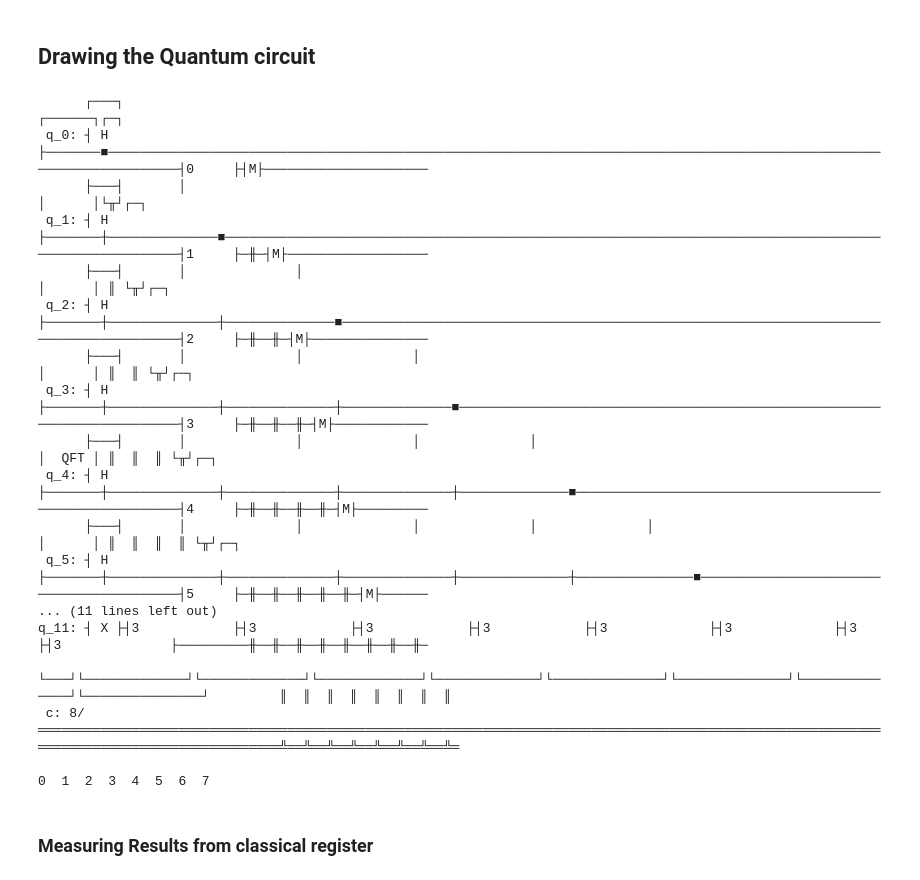
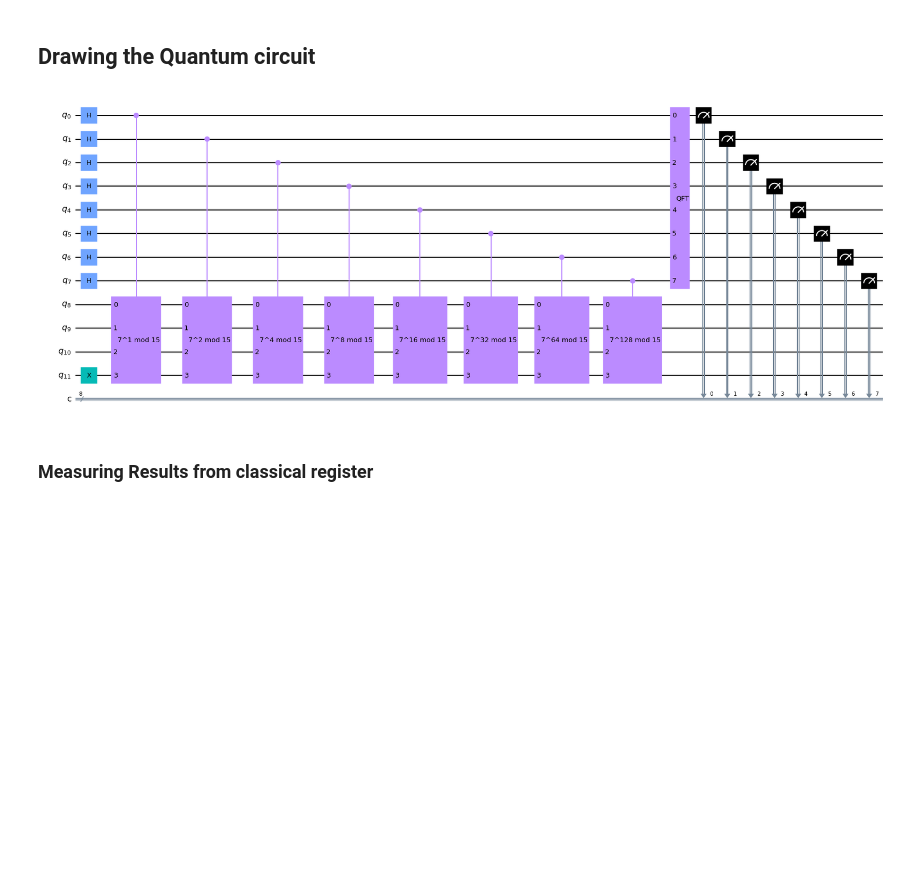
Before and after one commit to Yadu9238/Shor-Algo, a Jupyter notebook: shors.ipynb, the cells around one changed output. Drawn from its saved outputs; the diff is of its cells as text; code cells hidden in the pictures; blank space fills up the shorter version.

```diff
--- a/shors.ipynb
+++ b/shors.ipynb
@@ -80,41 +83,26 @@ def qft_dagger(n):
 # %%
 qc = QuantumCircuit(n_count+4, n_count)
 
 for q in range(n_count):
   qc.h(q)
 
 qc.x(3+n_count)
 
 
 for q in range(n_count):
   qc.append(c_amod15(a,2**q), [q] + [i+n_count for i in range(4)])
 
 
 
 qc.append(qft_dagger(n_count), range(n_count))
 
 
 qc.measure(range(n_count), range(n_count))
 
 qc.draw(fold = -1)
+circuit_drawer(qc,output = 'mpl', filename = 'circuit.png',fold = -1)
 # %% [output]
-      ┌───┐                                                                                                                             ┌──────┐┌─┐
- q_0: ┤ H ├───────■─────────────────────────────────────────────────────────────────────────────────────────────────────────────────────┤0     ├┤M├─────────────────────
-      ├───┤       │                                                                                                                     │      │└╥┘┌─┐
- q_1: ┤ H ├───────┼──────────────■──────────────────────────────────────────────────────────────────────────────────────────────────────┤1     ├─╫─┤M├──────────────────
-      ├───┤       │              │                                                                                                      │      │ ║ └╥┘┌─┐
- q_2: ┤ H ├───────┼──────────────┼──────────────■───────────────────────────────────────────────────────────────────────────────────────┤2     ├─╫──╫─┤M├───────────────
-      ├───┤       │              │              │                                                                                       │      │ ║  ║ └╥┘┌─┐
- q_3: ┤ H ├───────┼──────────────┼──────────────┼──────────────■────────────────────────────────────────────────────────────────────────┤3     ├─╫──╫──╫─┤M├────────────
-      ├───┤       │              │              │              │                                                                        │  QFT │ ║  ║  ║ └╥┘┌─┐
- q_4: ┤ H ├───────┼──────────────┼──────────────┼──────────────┼──────────────■─────────────────────────────────────────────────────────┤4     ├─╫──╫──╫──╫─┤M├─────────
-      ├───┤       │              │              │              │              │                                                         │      │ ║  ║  ║  ║ └╥┘┌─┐
- q_5: ┤ H ├───────┼──────────────┼──────────────┼──────────────┼──────────────┼───────────────■─────────────────────────────────────────┤5     ├─╫──╫──╫──╫──╫─┤M├──────
-... (11 lines left out)
-q_11: ┤ X ├┤3            ├┤3            ├┤3            ├┤3            ├┤3             ├┤3             ├┤3             ├┤3              ├─────────╫──╫──╫──╫──╫──╫──╫──╫─
-      └───┘└─────────────┘└─────────────┘└─────────────┘└─────────────┘└──────────────┘└──────────────┘└──────────────┘└───────────────┘         ║  ║  ║  ║  ║  ║  ║  ║
- c: 8/═══════════════════════════════════════════════════════════════════════════════════════════════════════════════════════════════════════════╩══╩══╩══╩══╩══╩══╩══╩═
-                                                                                                                                                 0  1  2  3  4  5  6  7
+[figure, added]
 # %% [markdown]
 ### Measuring Results from classical register
 # %%
```
Also changed, not shown: parts of 6 cells of this notebook.
